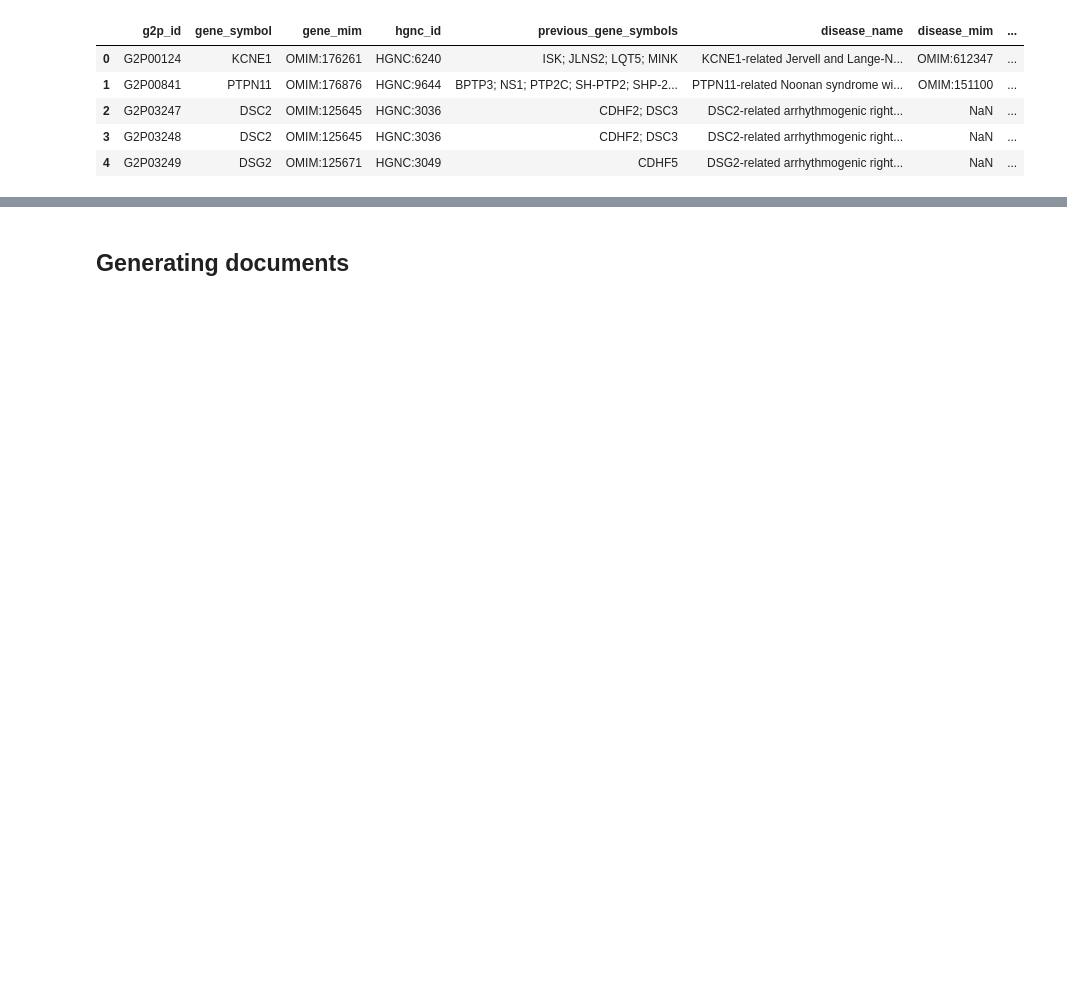
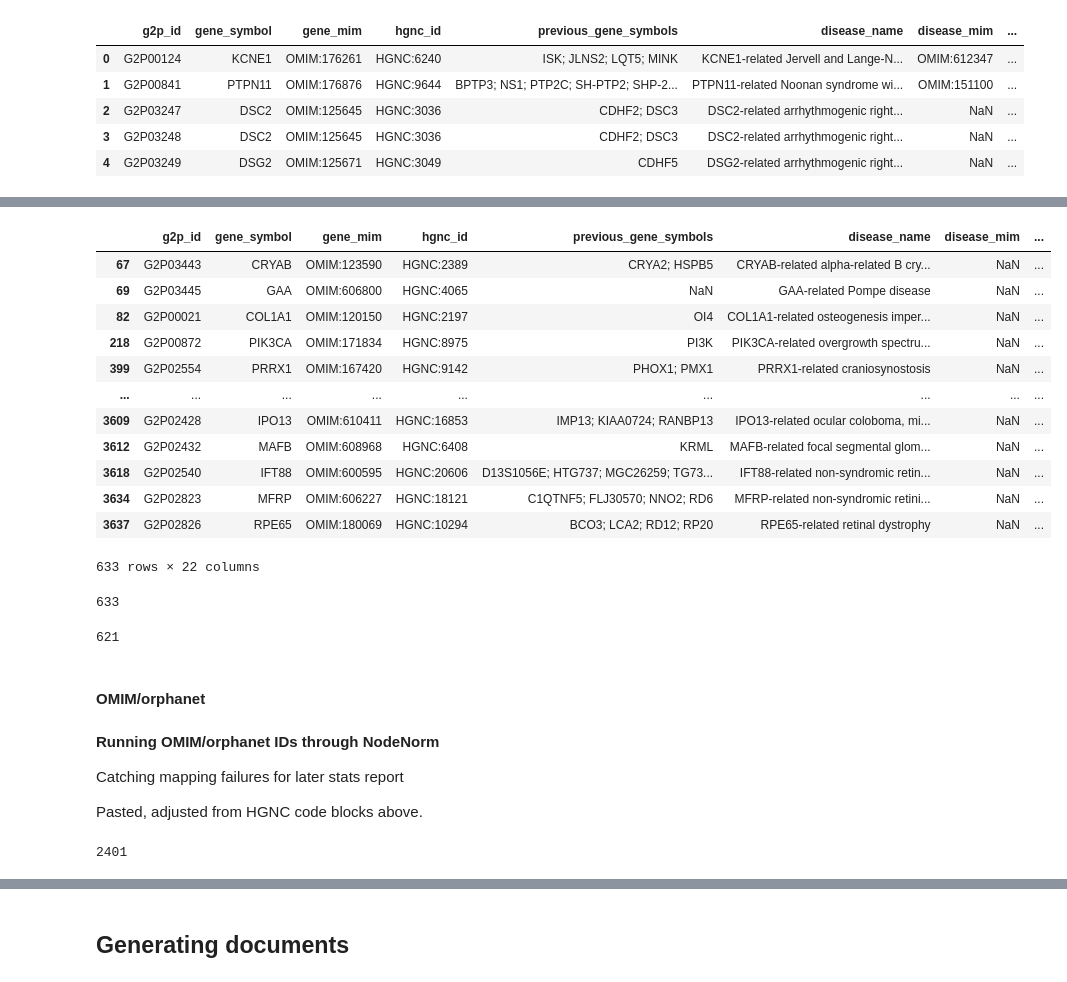
Before and after one commit to biothings/pending.api, a Jupyter notebook: plugins/ebi_gene2phenotype/parser-writing.ipynb, the cells around one changed output, grey strips where cells are left out. Drawn from its saved outputs; the diff is of its cells as text; code cells hidden in the pictures; blank space fills up the shorter version.

Commit message:
EBI gene2pheno: parser-writing notebook - organized, add stats section, remove rows that fail NodeNorming

```diff
--- a/plugins/ebi_gene2phenotype/parser-writing.ipynb
+++ b/plugins/ebi_gene2phenotype/parser-writing.ipynb
@@ -43,13 +50,11 @@ Originally written to explore 2025-02-28 release to FTP site
 # %%
 ## put into parser (format): DONE
 
-base_file_path = pathlib.Path.home().joinpath("Desktop", "EBIgene2pheno_files", "From_FTP")
+base_file_path = pathlib.Path.home().joinpath("Desktop", "EBIgene2pheno_files",
+                                              "From_FTP", "2025-02-28")
 
-## pathlib's Path.glob produces a generator, vs glob.glob produces an array from cwd
-glob.glob("*2025-02-28.csv.gz")
-base_file_path.glob("*2025-02-28.csv.gz")
-
-## using list works to check if paths matching pattern were actually found or not
-all_file_paths = list(base_file_path.glob("*2025-02-28.csv.gz"))
+## uses pathlib's Path.glob, which produces a generator.
+## cast into list so parser code can check if paths were actually matched or not
+all_file_paths = list(base_file_path.glob("*.csv.gz"))
 all_file_paths
 # %% [output]
@@ -222,9 +239,9 @@ df["gene_mim"] = "OMIM:" + df["gene_mim"]
 df["hgnc_id"] = "HGNC:" + df["hgnc_id"]
 df["disease_mim"] = df["disease_mim"].str.replace("Orphanet", "orphanet")
 ## done to preserve NA
-df["disease_mim"] = [i if pd.isna(i) \
-                     else "OMIM:" + i if i.isnumeric() \
-                     else i \
+df["disease_mim"] = [i if pd.isna(i)
+                     else "OMIM:" + i if i.isnumeric()
+                     else i
                      for i in df["disease_mim"]]
 
 ## strip whitespace
@@ -260,0 +598,43 @@ df.head()
+# %%
+df[df["disease_mim"].isna() & df["disease_MONDO"].isna()]
+# %% [output]
+|  | g2p_id | gene_symbol | gene_mim | hgnc_id | previous_gene_symbols | disease_name | disease_mim | ... |
+| 67 | G2P03443 | CRYAB | OMIM:123590 | HGNC:2389 | CRYA2; HSPB5 | CRYAB-related alpha-related B cry... | NaN | ... |
+| 69 | G2P03445 | GAA | OMIM:606800 | HGNC:4065 | NaN | GAA-related Pompe disease | NaN | ... |
+| 82 | G2P00021 | COL1A1 | OMIM:120150 | HGNC:2197 | OI4 | COL1A1-related osteogenesis imper... | NaN | ... |
+| 218 | G2P00872 | PIK3CA | OMIM:171834 | HGNC:8975 | PI3K | PIK3CA-related overgrowth spectru... | NaN | ... |
+| 399 | G2P02554 | PRRX1 | OMIM:167420 | HGNC:9142 | PHOX1; PMX1 | PRRX1-related craniosynostosis | NaN | ... |
+| ... | ... | ... | ... | ... | ... | ... | ... | ... |
+| 3609 | G2P02428 | IPO13 | OMIM:610411 | HGNC:16853 | IMP13; KIAA0724; RANBP13 | IPO13-related ocular coloboma, mi... | NaN | ... |
+| 3612 | G2P02432 | MAFB | OMIM:608968 | HGNC:6408 | KRML | MAFB-related focal segmental glom... | NaN | ... |
+| 3618 | G2P02540 | IFT88 | OMIM:600595 | HGNC:20606 | D13S1056E; HTG737; MGC26259; TG73... | IFT88-related non-syndromic retin... | NaN | ... |
+| 3634 | G2P02823 | MFRP | OMIM:606227 | HGNC:18121 | C1QTNF5; FLJ30570; NNO2; RD6 | MFRP-related non-syndromic retini... | NaN | ... |
+| 3637 | G2P02826 | RPE65 | OMIM:180069 | HGNC:10294 | BCO3; LCA2; RD12; RP20 | RPE65-related retinal dystrophy | NaN | ... |
+633 rows × 22 columns
+# %%
+## saving stats on data with no disease IDs
+
+stats_no_disease_IDs = {
+    "n_rows": df[df["disease_mim"].isna() & df["disease_MONDO"].isna()].shape[0],
+    "n_names": len(df[df["disease_mim"].isna() & df["disease_MONDO"].isna()]["disease_name"].unique())
+}
+
+stats_no_disease_IDs["n_rows"]
+stats_no_disease_IDs["n_names"]
+# %% [output]
+633
+621
+# %% [markdown]
+#### OMIM/orphanet
+# %% [markdown]
+__Running OMIM/orphanet IDs through NodeNorm__
+
+Catching mapping failures for later stats report
+
+Pasted, adjusted from HGNC code blocks above.
+# %%
+## get set of unique CURIEs to put into NodeNorm
+disease_OmOr = df["disease_mim"].dropna().unique()
+len(disease_OmOr)
+# %% [output]
+2401
```
Also changed, not shown: parts of 178 cells of this notebook.
